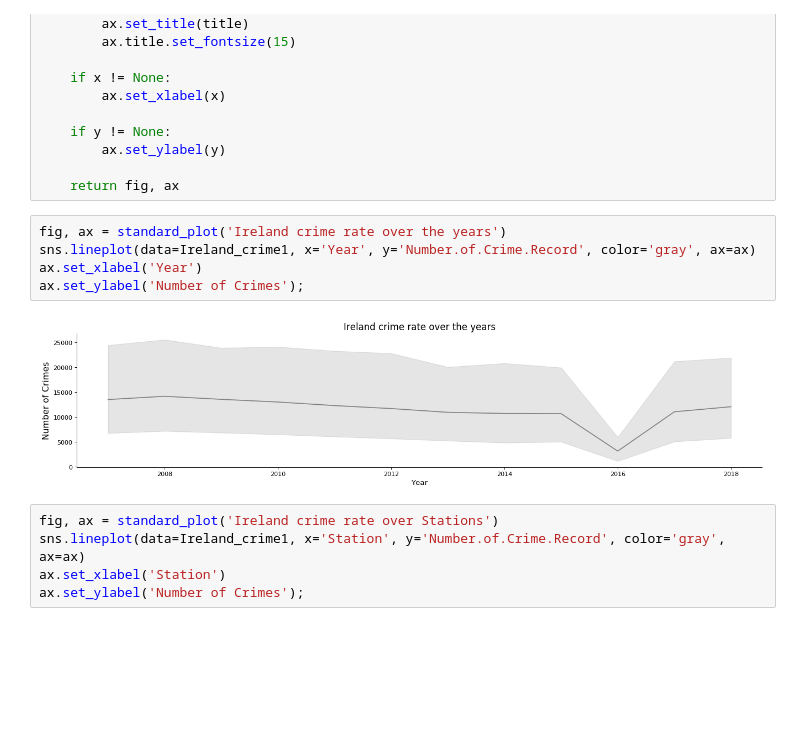
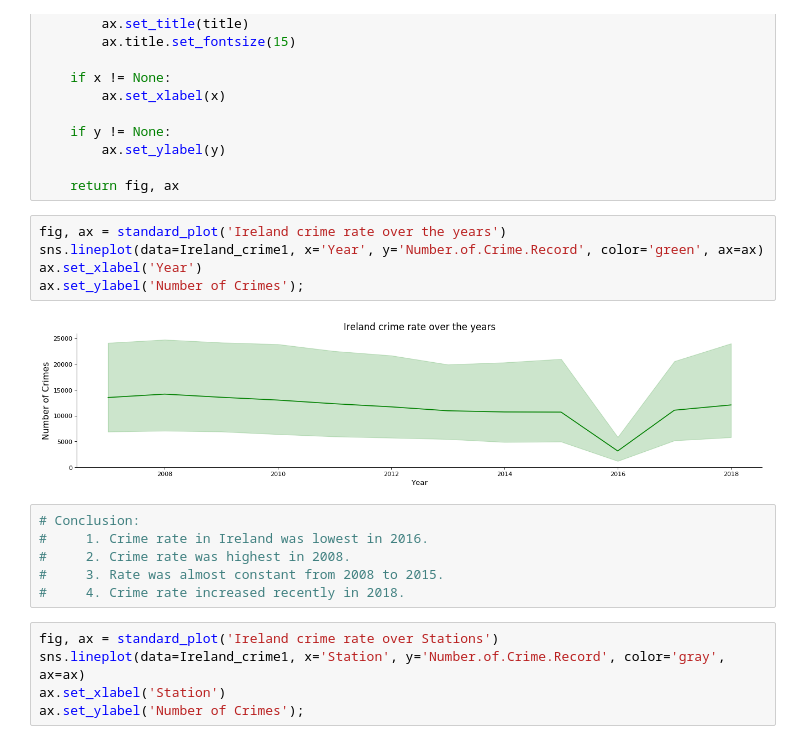
Before and after one commit to somya-anchalia/Data-Analytics-Projects, a Jupyter notebook: My projects/Code/crimes-at-ireland-analytics/crimes-at-ireland-analytics.ipynb, the cells around one changed output. Drawn from its saved outputs; the diff is of its cells as text; blank space fills up the shorter version.

Commit message:
Some additional Visualization and conclusions added!

```diff
--- a/My projects/Code/crimes-at-ireland-analytics/crimes-at-ireland-analytics.ipynb
+++ b/My projects/Code/crimes-at-ireland-analytics/crimes-at-ireland-analytics.ipynb
@@ -128,11 +92,17 @@ def standard_plot(title=None, x=None, y=None):
     return fig, ax
 # %%
 fig, ax = standard_plot('Ireland crime rate over the years')
-sns.lineplot(data=Ireland_crime1, x='Year', y='Number.of.Crime.Record', color='gray', ax=ax)
+sns.lineplot(data=Ireland_crime1, x='Year', y='Number.of.Crime.Record', color='green', ax=ax)
 ax.set_xlabel('Year')
 ax.set_ylabel('Number of Crimes');
 # %% [output]
-[figure, old version]
+[figure, new version]
+# %%
+# Conclusion:
+#     1. Crime rate in Ireland was lowest in 2016.
+#     2. Crime rate was highest in 2008.
+#     3. Rate was almost constant from 2008 to 2015.
+#     4. Crime rate increased recently in 2018.
 # %%
 fig, ax = standard_plot('Ireland crime rate over Stations')
 sns.lineplot(data=Ireland_crime1, x='Station', y='Number.of.Crime.Record', color='gray', ax=ax)
```
Also changed, not shown: parts of 13 cells of this notebook.
